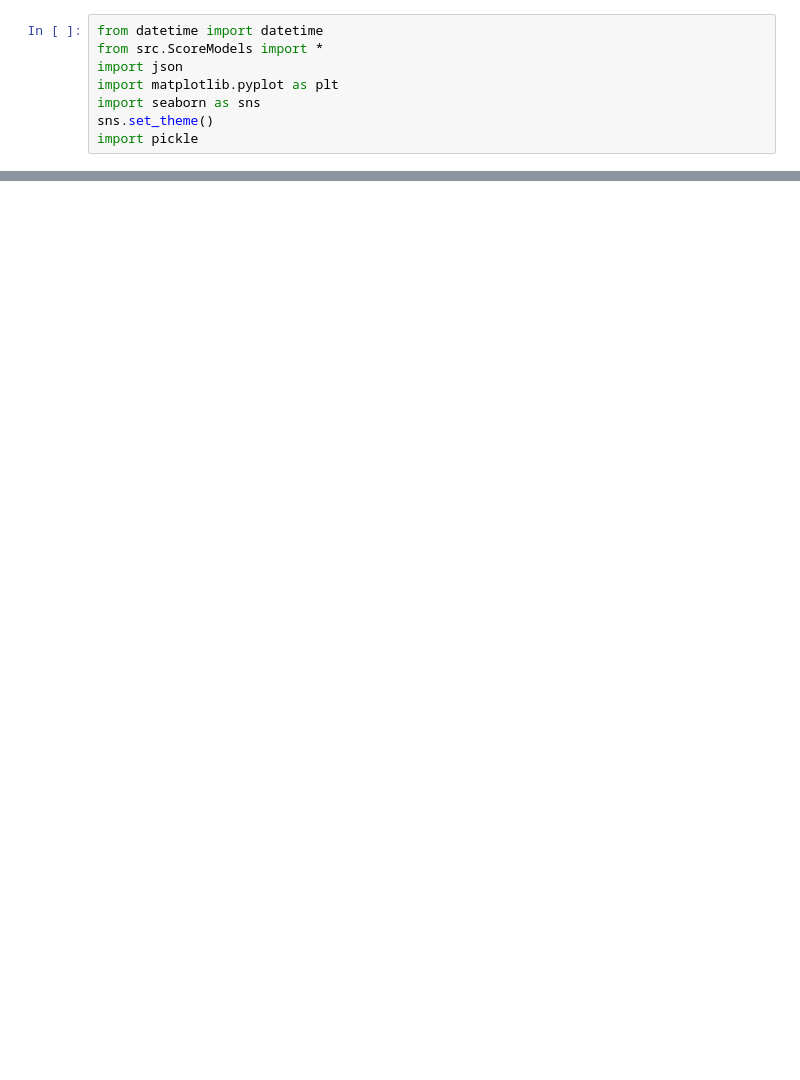
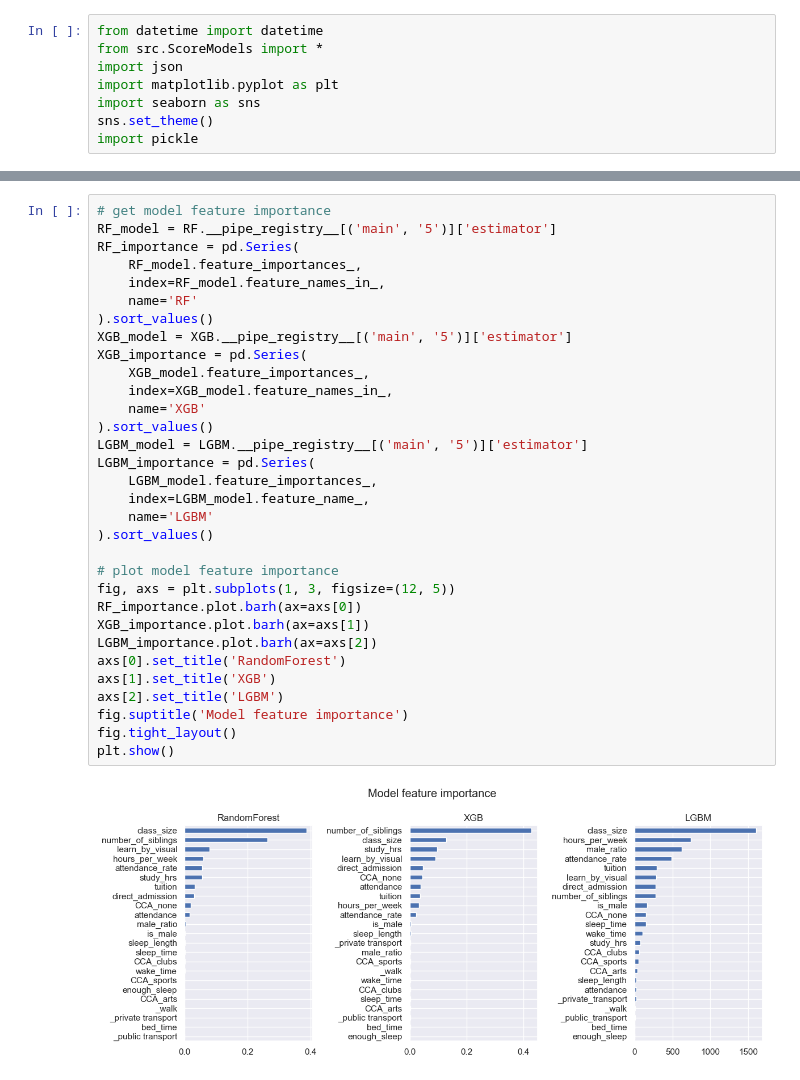
Before and after one commit to ustcer1984/Data-analytics-projects, a Jupyter notebook: p004 student score prediction/model_comparison.ipynb, the cells around one changed output, grey strips where cells are left out. Cells and saved outputs as stored; diff of their text form; blank space fills up the shorter version.

```diff
--- a/p004 student score prediction/model_comparison.ipynb
+++ b/p004 student score prediction/model_comparison.ipynb
@@ -88,0 +167,34 @@ scores.to_frame()
+# %%
+# get model feature importance
+RF_model = RF.__pipe_registry__[('main', '5')]['estimator']
+RF_importance = pd.Series(
+    RF_model.feature_importances_,
+    index=RF_model.feature_names_in_,
+    name='RF'
+).sort_values()
+XGB_model = XGB.__pipe_registry__[('main', '5')]['estimator']
+XGB_importance = pd.Series(
+    XGB_model.feature_importances_,
+    index=XGB_model.feature_names_in_,
+    name='XGB'
+).sort_values()
+LGBM_model = LGBM.__pipe_registry__[('main', '5')]['estimator']
+LGBM_importance = pd.Series(
+    LGBM_model.feature_importances_,
+    index=LGBM_model.feature_name_,
+    name='LGBM'
+).sort_values()
+
+# plot model feature importance
+fig, axs = plt.subplots(1, 3, figsize=(12, 5))
+RF_importance.plot.barh(ax=axs[0])
+XGB_importance.plot.barh(ax=axs[1])
+LGBM_importance.plot.barh(ax=axs[2])
+axs[0].set_title('RandomForest')
+axs[1].set_title('XGB')
+axs[2].set_title('LGBM')
+fig.suptitle('Model feature importance')
+fig.tight_layout()
+plt.show()
+# %% [output]
+[figure, added]
```
Also changed, not shown: parts of 21 cells of this notebook, 13 other files.
